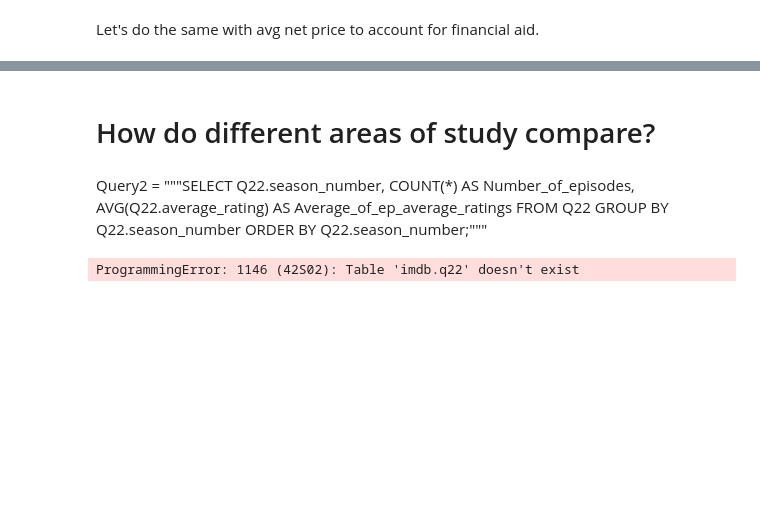
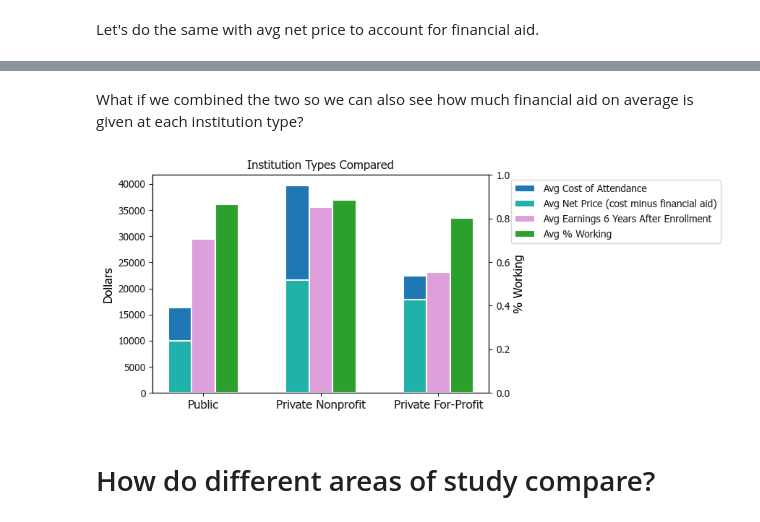
Before and after one commit to AndrewYu743/College-Programs, a Jupyter notebook: College_data_visualization.ipynb, the cells around one changed output, grey strips where cells are left out. Drawn from its saved outputs; the diff is of its cells as text; code cells hidden in the pictures; blank space fills up the shorter version.

```diff
--- a/College_data_visualization.ipynb
+++ b/College_data_visualization.ipynb
@@ -442,13 +480,41 @@ Text(0.5, 1.0, 'Institution Types Compared')
+# %% [markdown]
+What if we combined the two so we can also see how much financial aid on average is given at each institution type?
+# %%
+# setup
+ax1 = plt.gca()
+w = 0.2
+x = np.arange(3)
+
+# plot price & earnings
+plt.xticks(x + w, ['Public', 'Private Nonprofit', 'Private For-Profit'], fontsize=fs)
+plt.ylabel('Dollars', fontsize=fs)
+cost = ax1.bar(x, df['avg_cost'], width=w,
+               edgecolor='white', linewidth=1.5)
+price = ax1.bar(x, df['avg_net_price'], width=w, align='center', color='lightseagreen',
+               edgecolor='white', linewidth=1.5)
+earn = ax1.bar(x + w, df['avg_earnings'], width=w, align='center', color='plum',
+               edgecolor='white', linewidth=1.5)
+
+# create a twin axis to plot % working
+ax2 = ax1.twinx()
+plt.ylabel('% Working', fontsize=fs)
+ax2.set_ylim([0, 1.0])
+working = ax2.bar(x + 2*w, df['avg_percent_working'], width=w, color='tab:green', align='center',
+               edgecolor='white', linewidth=1.5)
+
+# legend, title, & thinning lines for aesthetics
+plt.legend([cost, price, earn, working], ['Avg Cost of Attendance', 'Avg Net Price (cost minus financial aid)',
+                                   'Avg Earnings 6 Years After Enrollment', 'Avg % Working'],
+          bbox_to_anchor=(1.05, 1))
+plt.title('Institution Types Compared')
+ax1.spines['top'].set_color('none')
+ax1.spines['left'].set_color('none')
+ax1.spines['bottom'].set_color('none')
+ax1.spines['right'].set_color('none')
+
+# save
+plt.savefig(os.path.join(img_directory,'Institution_type.png'), bbox_inches="tight")
+# %% [output]
+[figure, added]
 # %% [markdown]
 # How do different areas of study compare?
-# %% [markdown]
-
-
-Query2 = """SELECT Q22.season_number, COUNT(*) AS Number_of_episodes, AVG(Q22.average_rating) AS Average_of_ep_average_ratings
-FROM Q22
-GROUP BY Q22.season_number
-ORDER BY Q22.season_number;"""
-# %%
-mycursor.execute(Query2)
-# %% [output]
-ProgrammingError: 1146 (42S02): Table 'imdb.q22' doesn't exist
```
Also changed, not shown: parts of 80 cells of this notebook.
